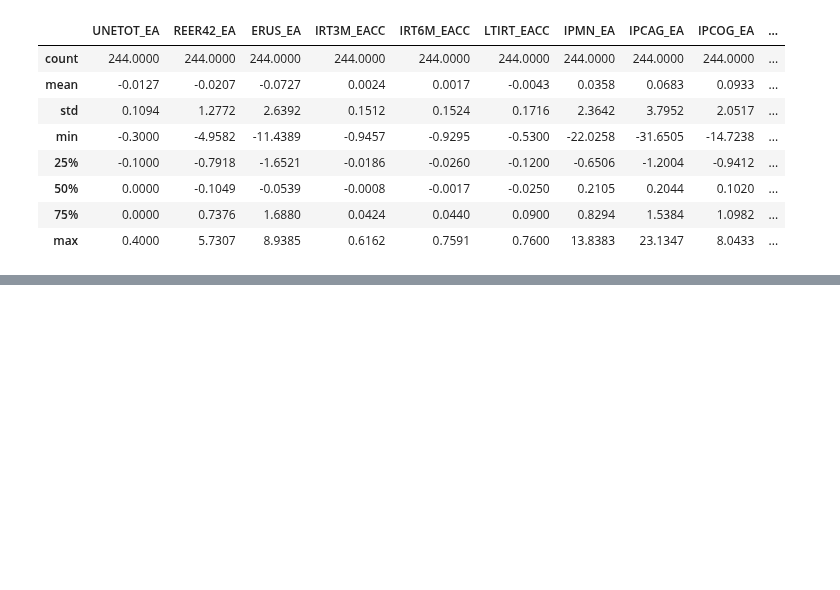
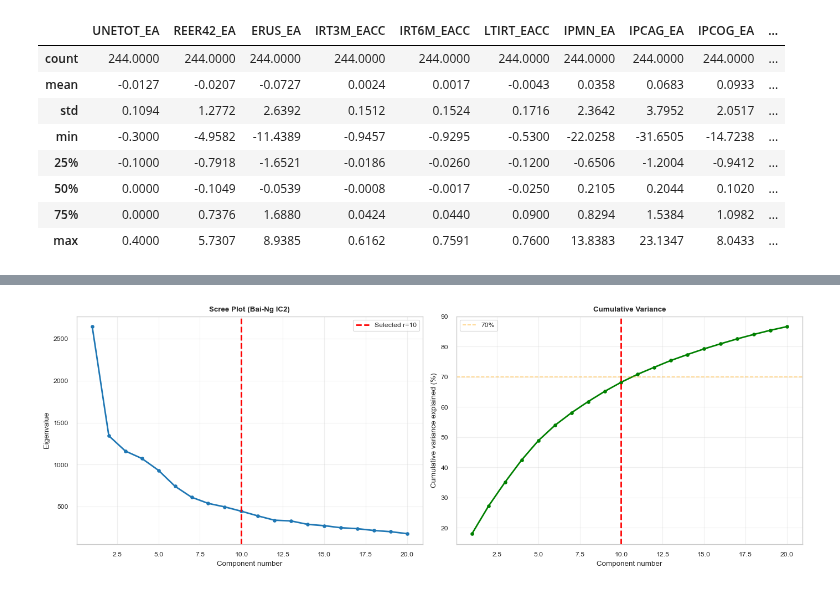
Before and after one commit to Timodang/Macro-financial-index, a Jupyter notebook: main.ipynb, the cells around one changed output, grey strips where cells are left out. Saved outputs shown, nothing was run; the diff lists cells and outputs as text; code cells hidden in the pictures; blank space fills up the shorter version.

```diff
--- a/main.ipynb
+++ b/main.ipynb
@@ -418,20 +215,0 @@ Features with |correlation| >= 0.3: 10
-# %%
-target_col = "UNETOT_EA"
-horizons = [3, 6]
-top_n = 20
-
-if target_col not in df_final.columns:
-    raise ValueError(
-        f"'{target_col}' not found in df_final columns.\n"
-        f"Available columns (first 30): {list(df_final.columns)[:30]}"
-    )
-
-for h in horizons:
-    print(f"Plotting horizon h={h}")
-    corrs_h = lead_corr(df_final, target=target_col, h=h)
-    plot_top_corrs(
-        corrs_h,
-        title=f"Top {top_n} Features Correlated with {target_col} at Horizon h={h} (corr(x_t, u_(t+{h})))",
-        top_n=top_n,
-        threshold=0.3
-    )
@@ -1571,0 +666,67 @@ Common variables: {'ICONFIX_EA', 'TRNNDCOG_EA', 'M1_EACC', 'RTCONFIX_EA', 'CCI_E
+# %%
+# ==================== VISUALISATIONS ====================
+# Scree plot (eigenvalues) + cumulative variance
+eigenvalues = result_global.eigenvalues
+fig, (ax1, ax2) = plt.subplots(1, 2, figsize=(14, 5))
+
+ax1.plot(range(1, min(20, len(eigenvalues)) + 1), eigenvalues[:20], "o-", linewidth=2)
+ax1.axvline(result_global.n_factors, color="r", linestyle="--", linewidth=2, label=f"Selected r={result_global.n_factors}")
+ax1.set_xlabel("Component number")
+ax1.set_ylabel("Eigenvalue")
+ax1.set_title("Scree Plot (Bai-Ng IC2)", fontweight="bold")
+ax1.legend()
+ax1.grid(True, alpha=0.3)
+
+cumvar = np.cumsum(eigenvalues) / np.sum(eigenvalues) * 100
+ax2.plot(range(1, min(20, len(cumvar)) + 1), cumvar[:20], "o-", linewidth=2, color="green")
+ax2.axhline(70, color="orange", linestyle="--", alpha=0.5, label="70%")
+ax2.axvline(result_global.n_factors, color="r", linestyle="--", linewidth=2)
+ax2.set_xlabel("Component number")
+ax2.set_ylabel("Cumulative variance explained (%)")
+ax2.set_title("Cumulative Variance", fontweight="bold")
+ax2.legend()
+ax2.grid(True, alpha=0.3)
+
+plt.tight_layout()
+plt.show()
+
+# Loadings
+n_factors: int = result_global.n_factors
+n_cols: int = 5
+n_rows: int = math.ceil(n_factors / n_cols)
+
+fig, axes = plt.subplots(
+    n_rows,
+    n_cols,
+    figsize=(6 * n_cols, 4 * n_rows),
+    squeeze=False
+)
+
+for i in range(n_factors):
+    row, col = divmod(i, n_cols)
+    ax = axes[row, col]
+
+    factor_name = f"F{i+1}"
+    top_vars = loadings[factor_name].abs().nlargest(15)
+    top_loadings = loadings.loc[top_vars.index, factor_name].sort_values()
+
+    colors = ["green" if x > 0 else "red" for x in top_loadings]
+    ax.barh(range(len(top_loadings)), top_loadings.values,
+            color=colors, alpha=0.7)
+
+    ax.set_yticks(range(len(top_loadings)))
+    ax.set_yticklabels(top_loadings.index, fontsize=9)
+    ax.set_xlabel("Loading", fontsize=11)
+    ax.set_title(f"{factor_name} - Top 15 Variables",
+                 fontsize=12, fontweight="bold")
+    ax.axvline(0, color="black", linewidth=0.8)
+    ax.grid(True, alpha=0.3, axis="x")
+
+for j in range(n_factors, n_rows * n_cols):
+    row, col = divmod(j, n_cols)
+    axes[row, col].axis("off")
+
+plt.tight_layout()
+plt.show()
+# %% [output]
+[figure, added]
```
Also changed, not shown: parts of 73 cells of this notebook, 22 other files.
